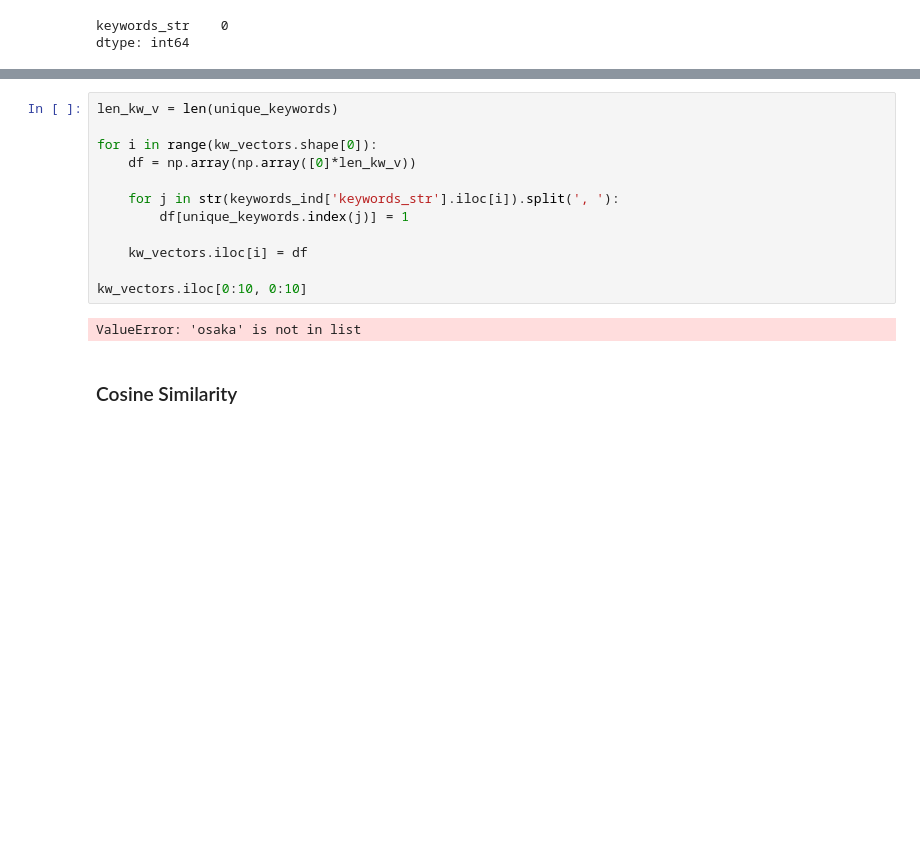
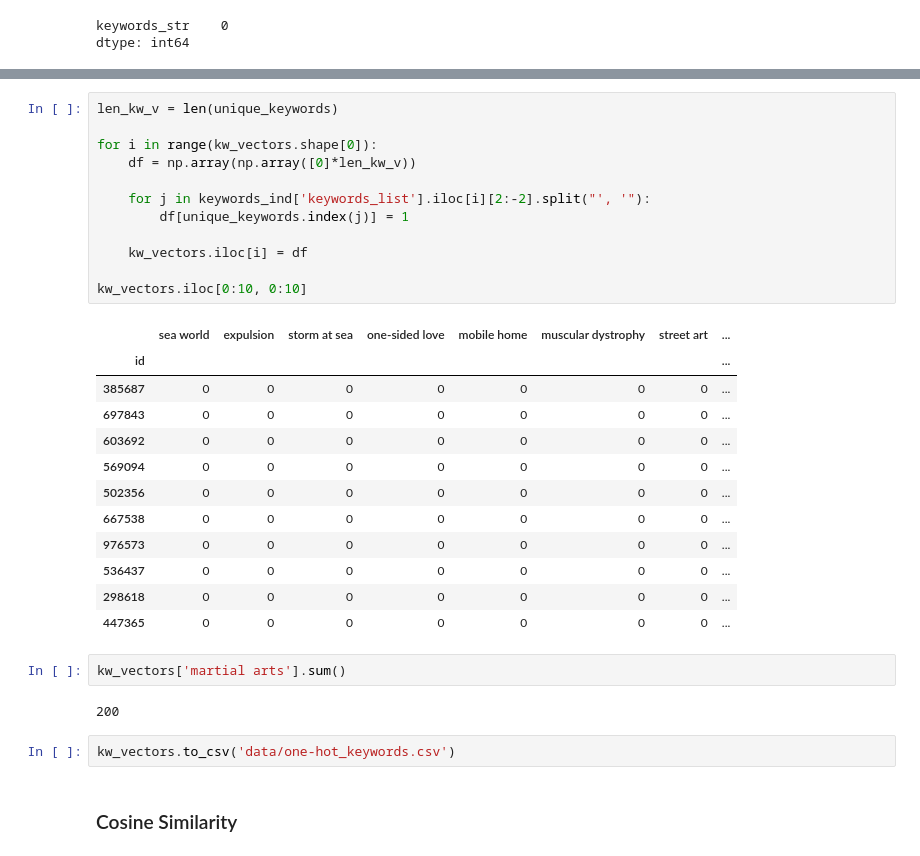
Before and after one commit to fadeeva/normal_projects, a Jupyter notebook: Popular_10000_movies_listed_on_TMDb/Data_Prepare.ipynb, the cells around one changed output, grey strips where cells are left out. Saved outputs shown, nothing was run; the diff lists cells and outputs as text; blank space fills up the shorter version.

Commit message:
made one-hot for keywords, but think it_s a bad idea

```diff
--- a/Popular_10000_movies_listed_on_TMDb/Data_Prepare.ipynb
+++ b/Popular_10000_movies_listed_on_TMDb/Data_Prepare.ipynb
@@ -557,17 +585,34 @@ False
 # %%
 len_kw_v = len(unique_keywords)
 
 for i in range(kw_vectors.shape[0]):
     df = np.array(np.array([0]*len_kw_v))
 
-    for j in str(keywords_ind['keywords_str'].iloc[i]).split(', '):
+    for j in keywords_ind['keywords_list'].iloc[i][2:-2].split("', '"):
         df[unique_keywords.index(j)] = 1
 
     kw_vectors.iloc[i] = df
 
 kw_vectors.iloc[0:10, 0:10]
 # %% [output]
-ValueError: 'osaka' is not in list
+|  | sea world | expulsion | storm at sea | one-sided love | mobile home | muscular dystrophy | street art | ... |
+| id |  |  |  |  |  |  |  | ... |
+| 385687 | 0 | 0 | 0 | 0 | 0 | 0 | 0 | ... |
+| 697843 | 0 | 0 | 0 | 0 | 0 | 0 | 0 | ... |
+| 603692 | 0 | 0 | 0 | 0 | 0 | 0 | 0 | ... |
+| 569094 | 0 | 0 | 0 | 0 | 0 | 0 | 0 | ... |
+| 502356 | 0 | 0 | 0 | 0 | 0 | 0 | 0 | ... |
+| 667538 | 0 | 0 | 0 | 0 | 0 | 0 | 0 | ... |
+| 976573 | 0 | 0 | 0 | 0 | 0 | 0 | 0 | ... |
+| 536437 | 0 | 0 | 0 | 0 | 0 | 0 | 0 | ... |
+| 298618 | 0 | 0 | 0 | 0 | 0 | 0 | 0 | ... |
+| 447365 | 0 | 0 | 0 | 0 | 0 | 0 | 0 | ... |
+# %%
+kw_vectors['martial arts'].sum()
+# %% [output]
+200
+# %%
+kw_vectors.to_csv('data/one-hot_keywords.csv')
 # %% [markdown]
 ### Cosine Similarity
 # %%
```
Also changed, not shown: parts of 11 cells of this notebook.
